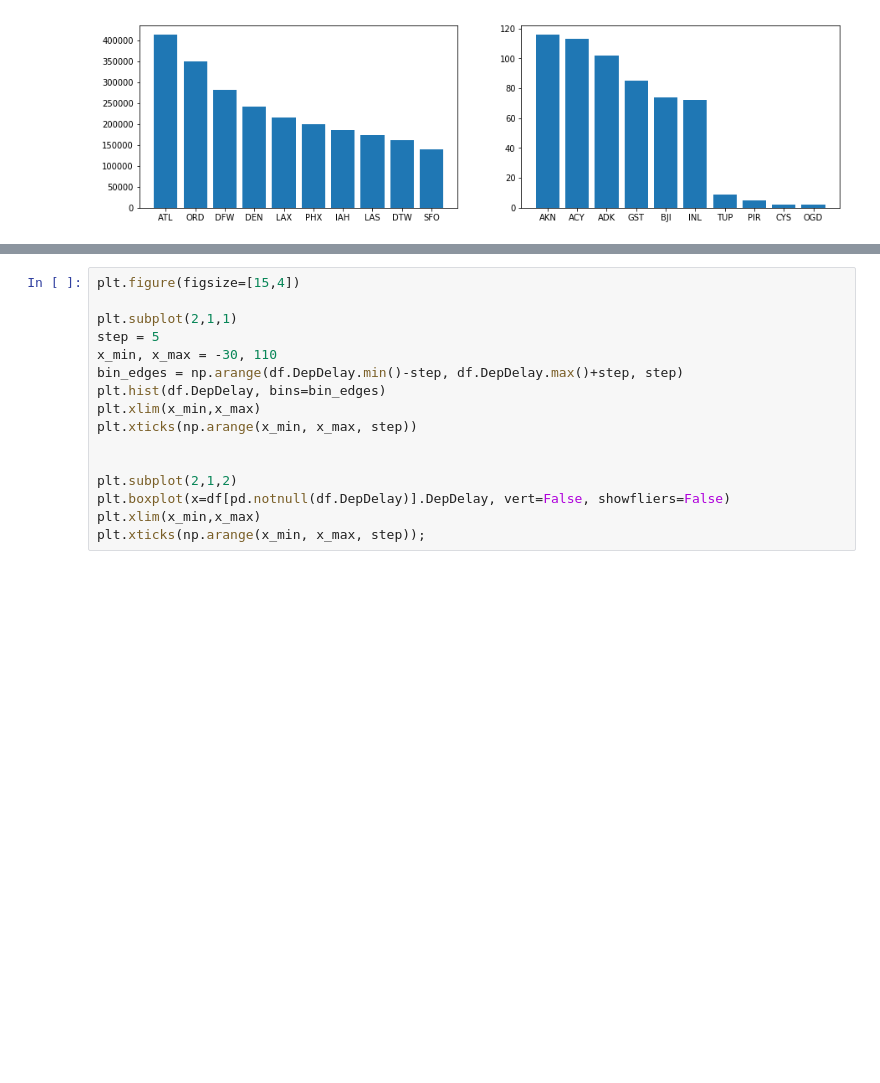
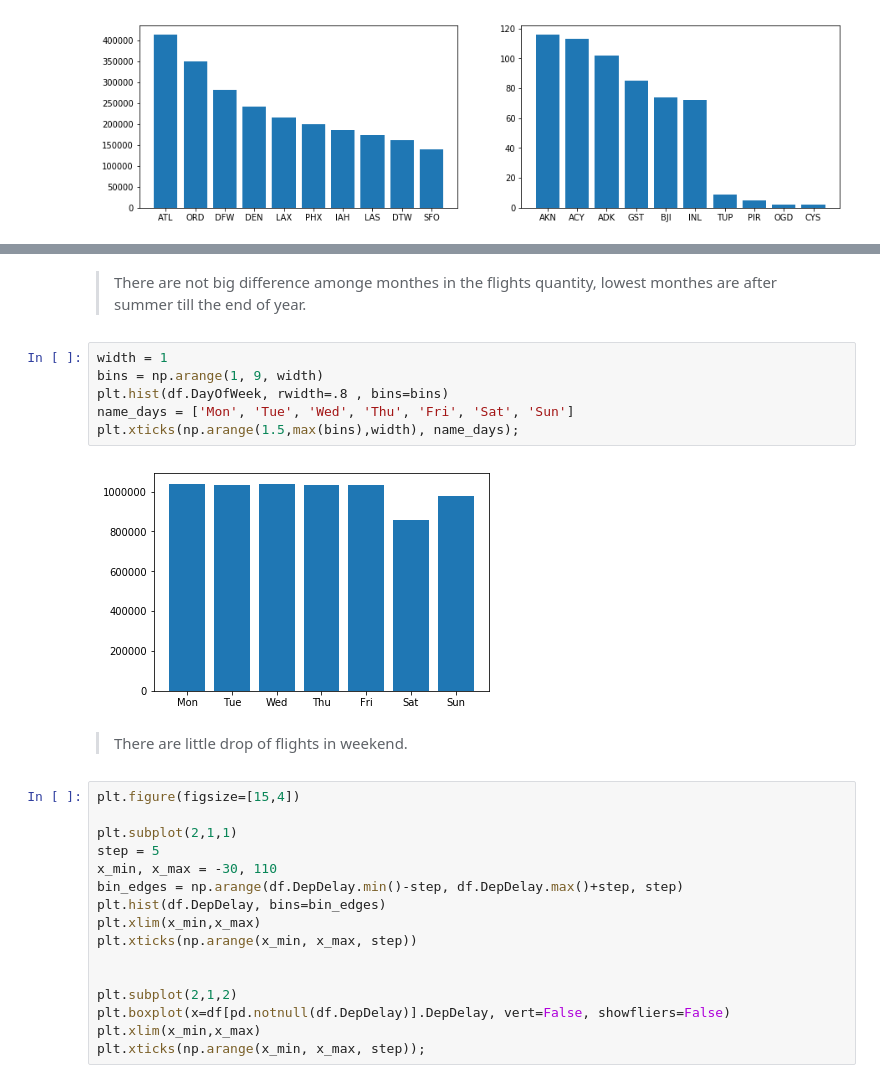
Before and after one commit to aryan9211/communicate-data-findings, a Jupyter notebook: exploration_template.ipynb, the cells around one changed output, grey strips where cells are left out. Cells and saved outputs as stored; diff of their text form; blank space fills up the shorter version.

```diff
--- a/exploration_template.ipynb
+++ b/exploration_template.ipynb
@@ -168,3 +161,15 @@ def correct_arr_delay_color(x):
+# %% [markdown]
+> There are not big difference amonge monthes in the flights quantity, lowest monthes are after summer till the end of year.
+# %%
+width = 1
+bins = np.arange(1, 9, width)
+plt.hist(df.DayOfWeek, rwidth=.8 , bins=bins)
+name_days = ['Mon', 'Tue', 'Wed', 'Thu', 'Fri', 'Sat', 'Sun']
+plt.xticks(np.arange(1.5,max(bins),width), name_days);
+# %% [output]
+[figure, added]
+# %% [markdown]
+> There are little drop of flights in weekend.
 # %%
 plt.figure(figsize=[15,4])
 
```
Also changed, not shown: parts of 12 cells of this notebook.
